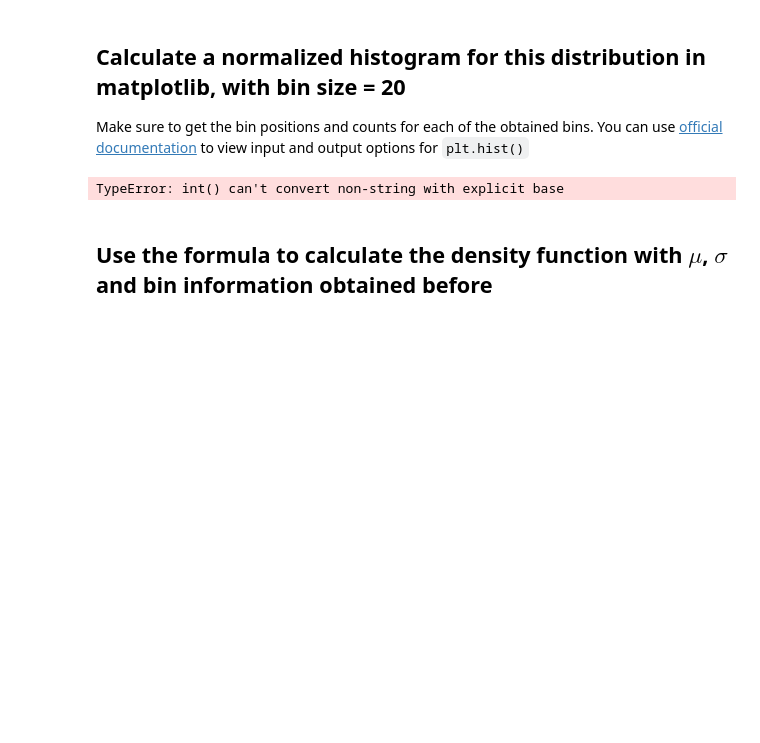
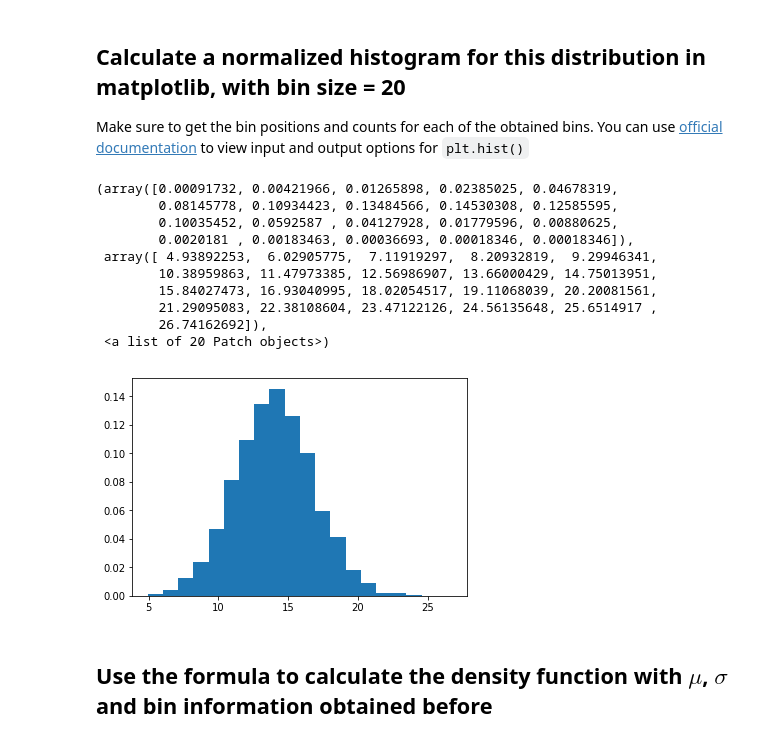
Before and after one commit to minotaur142/dsc-normal-distribution-lab-nyc-ds-060319, a Jupyter notebook: index.ipynb, the cells around one changed output. Saved outputs shown, nothing was run; the diff lists cells and outputs as text; code cells hidden in the pictures; blank space fills up the shorter version.

```diff
--- a/index.ipynb
+++ b/index.ipynb
@@ -32,10 +32,20 @@ Make sure to get the bin positions and counts for each of the obtained bins. You
 # %%
 # Calculate a histogram for above data distribution
 import matplotlib.pyplot as plt
 %matplotlib inline
-plt.hist(data, bins= 20)
+plt.hist(data, bins= 20, density=True)
 # %% [output]
-TypeError: int() can't convert non-string with explicit base
+(array([0.00091732, 0.00421966, 0.01265898, 0.02385025, 0.04678319,
+        0.08145778, 0.10934423, 0.13484566, 0.14530308, 0.12585595,
+        0.10035452, 0.0592587 , 0.04127928, 0.01779596, 0.00880625,
+        0.0020181 , 0.00183463, 0.00036693, 0.00018346, 0.00018346]),
+ array([ 4.93892253,  6.02905775,  7.11919297,  8.20932819,  9.29946341,
+        10.38959863, 11.47973385, 12.56986907, 13.66000429, 14.75013951,
+        15.84027473, 16.93040995, 18.02054517, 19.11068039, 20.20081561,
+        21.29095083, 22.38108604, 23.47122126, 24.56135648, 25.6514917 ,
+        26.74162692]),
+ <a list of 20 Patch objects>)
+[figure, added]
 # %% [markdown]
 ## Use the formula to calculate the density function with $\mu$, $\sigma$ and bin information obtained before
 # %%
```
